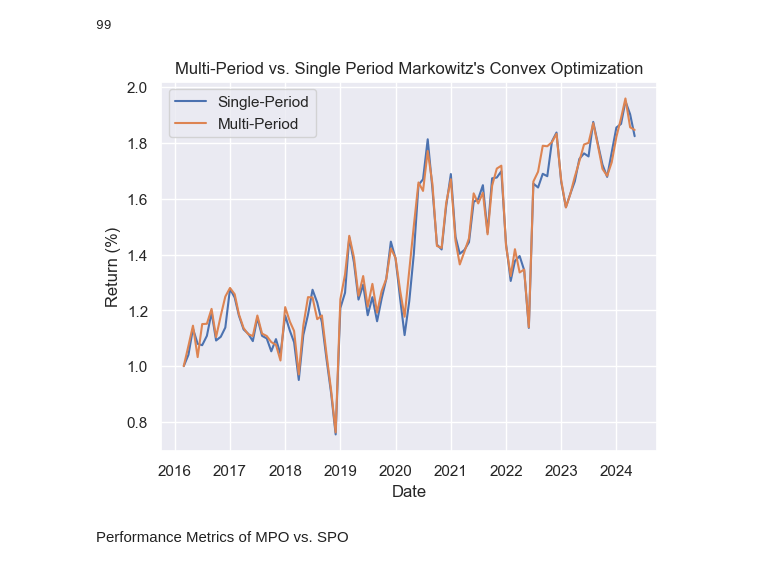
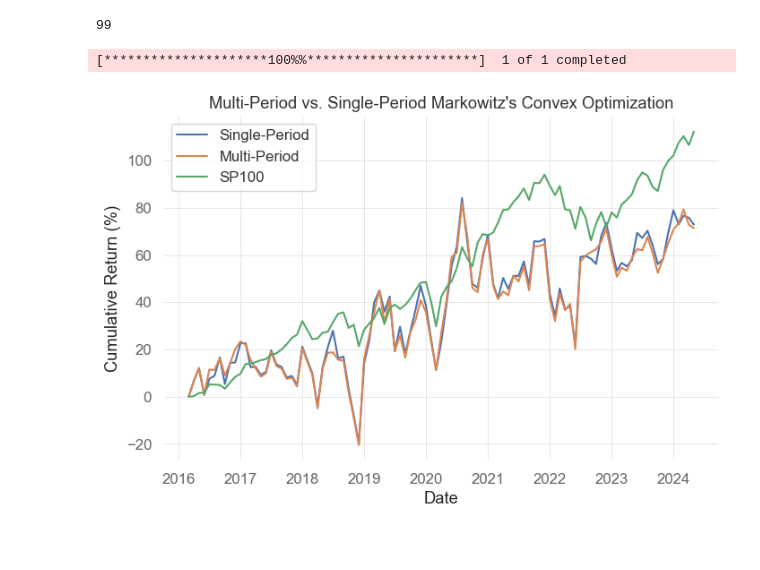
Before and after one commit to SiddeshkanthLogonathan/worldquant-capstone-project, a Jupyter notebook: src/Markowitz_MPO_vs_SPO.ipynb, the cells around one changed output. Cells and saved outputs as stored; diff of their text form; code cells hidden in the pictures.

Commit message:
Added MPO vs. SPO convex optimization + metrics

```diff
--- a/src/Markowitz_MPO_vs_SPO.ipynb
+++ b/src/Markowitz_MPO_vs_SPO.ipynb
@@ -132,18 +130,31 @@ result_mv_spo = result_mv_spo.pct_change().fillna(0).cumsum()
 len(result_mv_spo)
 # %% [output]
 99
-# %%
-result_mv_spo += 1
-result_mv_mpo += 1
+# %%
+result_mv_mpo_plot = result_mv_mpo*100
+result_mv_spo_plot = result_mv_spo*100
+# %%
+sp100_etf_ticker = "^OEX"
+sp100_index = yf.download(sp100_etf_ticker,
+                        start=start_date,
+                        end=end_date,
+                        interval=data_interval)['Adj Close']
+# %% [output]
+[*********************100%%**********************]  1 of 1 completed
+# %%
+sp100_index = sp100_index.loc[result_mv_mpo.index]
+sp100_index = sp100_index.pct_change().fillna(0)
+sp100_index = sp100_index.cumsum()
+sp100_index_plot = sp100_index*100
 # %%
-plt.plot(result_mv_spo.index, result_mv_spo, label='Single-Period')
-plt.plot(result_mv_mpo.index, result_mv_mpo, label='Multi-Period')
+plt.figure(figsize=(8,5))
+plt.plot(result_mv_spo_plot.index, result_mv_spo_plot, label='Single-Period')
+plt.plot(result_mv_mpo_plot.index, result_mv_mpo_plot, label='Multi-Period')
+plt.plot(sp100_index_plot.index, sp100_index_plot, label='SP100')
 plt.xlabel("Date")
-plt.ylabel("Return (%)")
+plt.ylabel("Cumulative Return (%)")
 plt.legend()
-plt.title("Multi-Period vs. Single Period Markowitz's Convex Optimization")
+plt.title("Multi-Period vs. Single-Period Markowitz's Convex Optimization")
 plt.show()
 # %% [output]
-[figure, old version]
+[figure, new version]
-# %% [markdown]
-Performance Metrics of MPO vs. SPO
```
Also changed, not shown: parts of 10 cells of this notebook, 6 other files.
